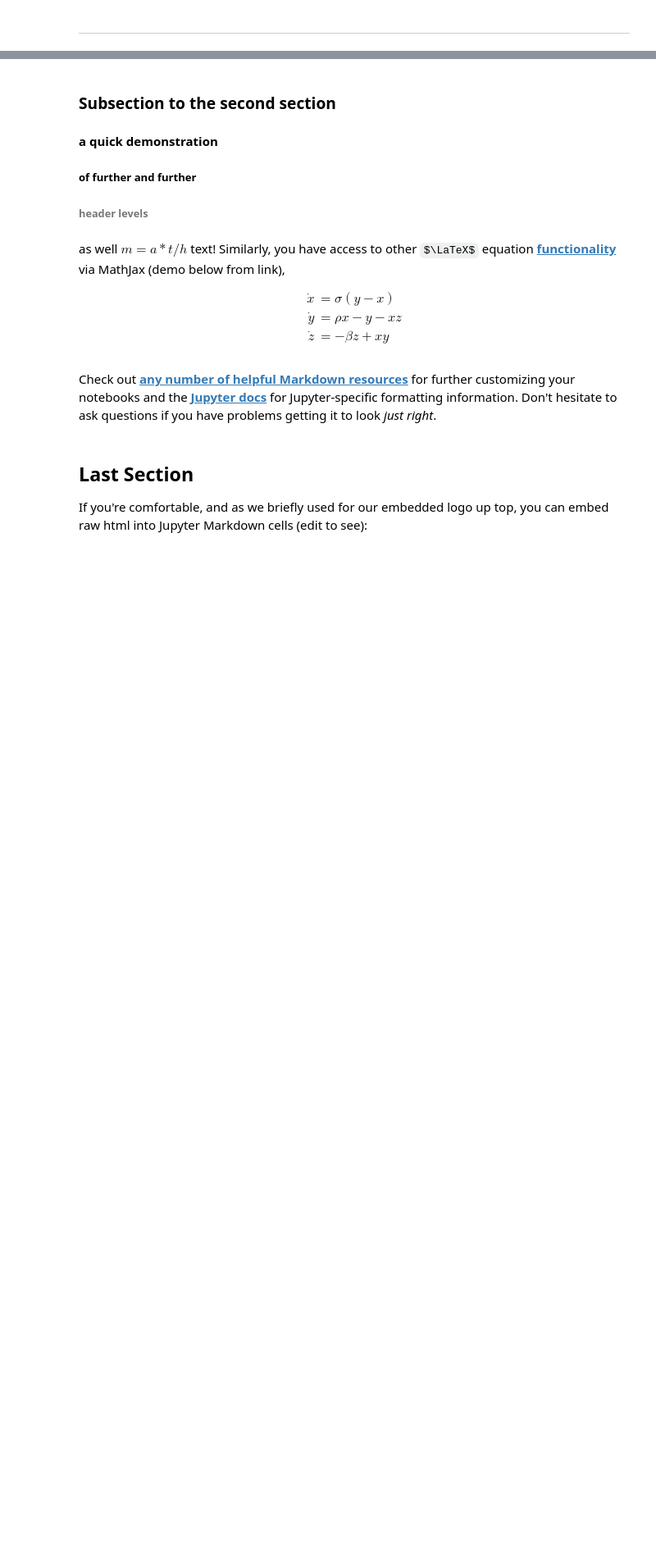
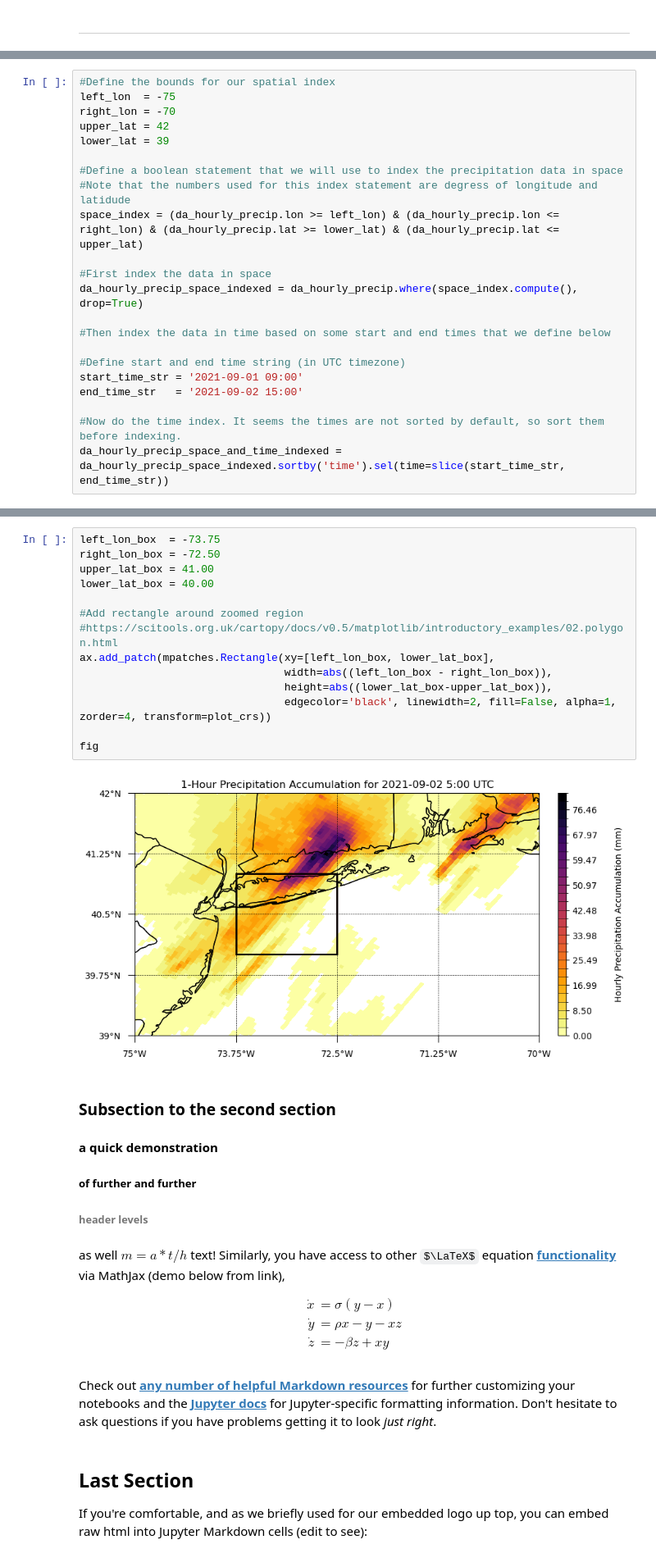
Before and after one commit to ProjectPythia/Stage-IV-Cookbook, a Jupyter notebook: notebooks/code_stage_iv_marian.ipynb, the cells around one changed output, grey strips where cells are left out. Shown at 82% size. Cells and saved outputs as stored; diff of their text form; some formulas as TeX source; blank space fills up the shorter version.

```diff
--- a/notebooks/code_stage_iv_marian.ipynb
+++ b/notebooks/code_stage_iv_marian.ipynb
@@ -95,0 +128,22 @@ Here we can move on to our second objective, and we can demonstrate
+# %%
+#Define the bounds for our spatial index
+left_lon  = -75
+right_lon = -70
+upper_lat = 42
+lower_lat = 39
+
+#Define a boolean statement that we will use to index the precipitation data in space
+#Note that the numbers used for this index statement are degress of longitude and latidude
+space_index = (da_hourly_precip.lon >= left_lon) & (da_hourly_precip.lon <= right_lon) & (da_hourly_precip.lat >= lower_lat) & (da_hourly_precip.lat <= upper_lat)
+
+#First index the data in space
+da_hourly_precip_space_indexed = da_hourly_precip.where(space_index.compute(), drop=True)
+
+#Then index the data in time based on some start and end times that we define below
+
+#Define start and end time string (in UTC timezone)
+start_time_str = '2021-09-01 09:00'
+end_time_str   = '2021-09-02 15:00'
+
+#Now do the time index. It seems the times are not sorted by default, so sort them before indexing.
+da_hourly_precip_space_and_time_indexed = da_hourly_precip_space_indexed.sortby('time').sel(time=slice(start_time_str, end_time_str))
@@ -96,3 +223,19 @@ Here we can move on to our second objective, and we can demonstrate
+# %%
+left_lon_box  = -73.75
+right_lon_box = -72.50
+upper_lat_box = 41.00
+lower_lat_box = 40.00
+
+#Add rectangle around zoomed region
+#https://scitools.org.uk/cartopy/docs/v0.5/matplotlib/introductory_examples/02.polygon.html
+ax.add_patch(mpatches.Rectangle(xy=[left_lon_box, lower_lat_box],
+                                width=abs((left_lon_box - right_lon_box)),
+                                height=abs((lower_lat_box-upper_lat_box)),
+                                edgecolor='black', linewidth=2, fill=False, alpha=1, zorder=4, transform=plot_crs))
+
+fig
+# %% [output]
+[figure, added]
 # %% [markdown]
 ### Subsection to the second section
 
```
Also changed, not shown: parts of 24 cells of this notebook.
